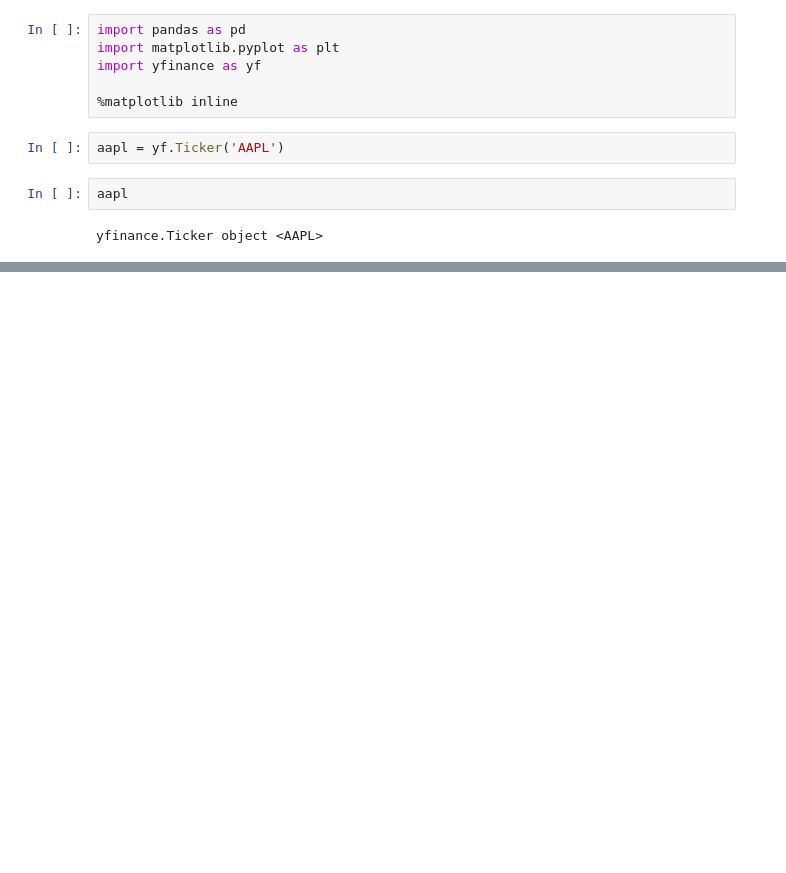
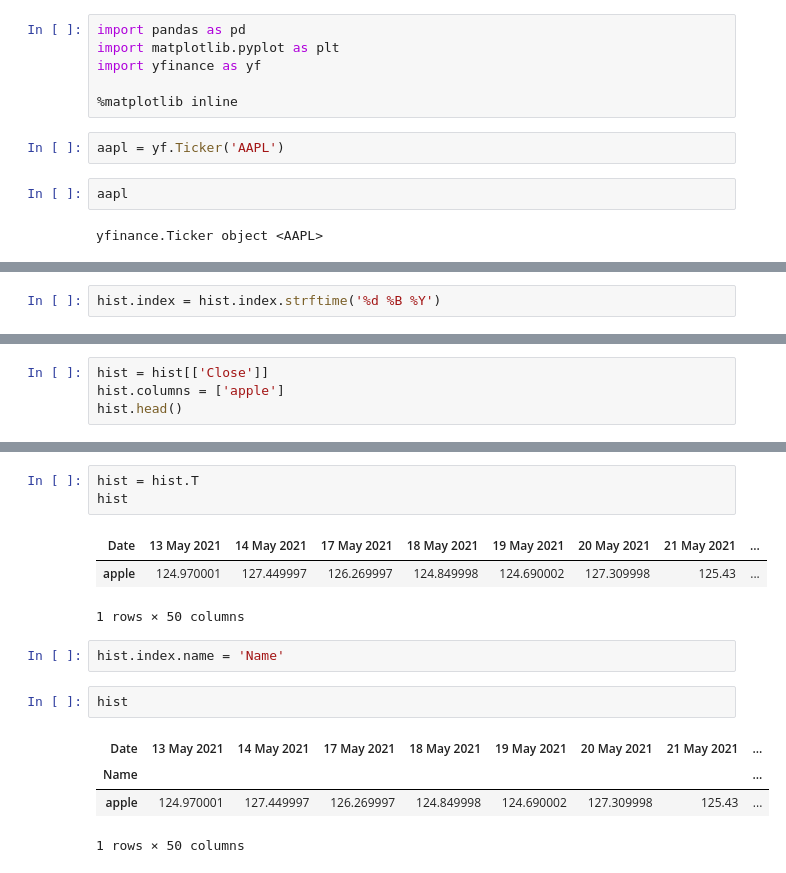
Before and after one commit to kakky1380/youtube-streamlit, a Jupyter notebook: kabu.ipynb, the cells around one changed output, grey strips where cells are left out. Saved outputs shown, nothing was run; the diff lists cells and outputs as text; blank space fills up the shorter version.

```diff
--- a/kabu.ipynb
+++ b/kabu.ipynb
@@ -80,0 +78,2 @@ pd.concat([hist, hist_msft], axis=1).head()
+# %%
+hist.index = hist.index.strftime('%d %B %Y')
@@ -80,0 +82,4 @@ pd.concat([hist, hist_msft], axis=1).head()
+# %%
+hist = hist[['Close']]
+hist.columns = ['apple']
+hist.head()
@@ -80,0 +94,16 @@ pd.concat([hist, hist_msft], axis=1).head()
+# %%
+hist = hist.T
+hist
+# %% [output]
+| Date | 13 May 2021 | 14 May 2021 | 17 May 2021 | 18 May 2021 | 19 May 2021 | 20 May 2021 | 21 May 2021 | ... |
+| apple | 124.970001 | 127.449997 | 126.269997 | 124.849998 | 124.690002 | 127.309998 | 125.43 | ... |
+1 rows × 50 columns
+# %%
+hist.index.name = 'Name'
+# %%
+hist
+# %% [output]
+| Date | 13 May 2021 | 14 May 2021 | 17 May 2021 | 18 May 2021 | 19 May 2021 | 20 May 2021 | 21 May 2021 | ... |
+| Name |  |  |  |  |  |  |  | ... |
+| apple | 124.970001 | 127.449997 | 126.269997 | 124.849998 | 124.690002 | 127.309998 | 125.43 | ... |
+1 rows × 50 columns
```
Also changed, not shown: parts of 9 cells of this notebook.
